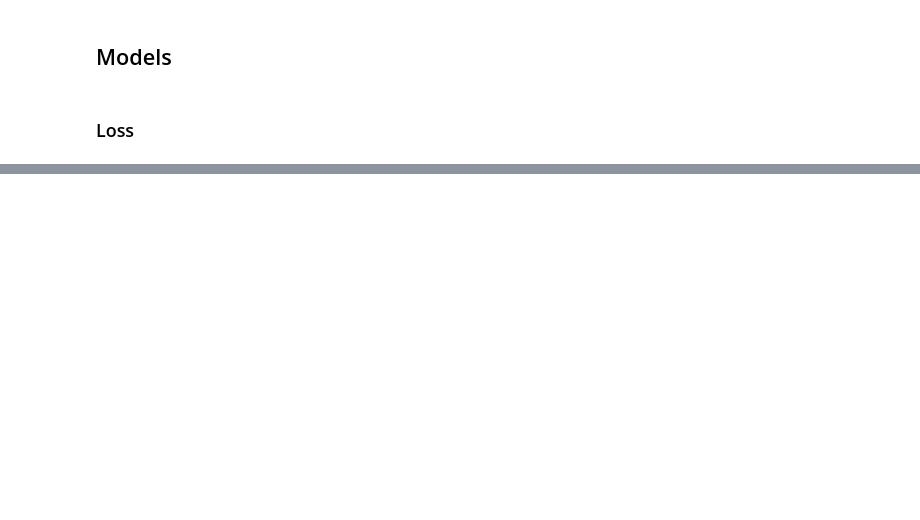
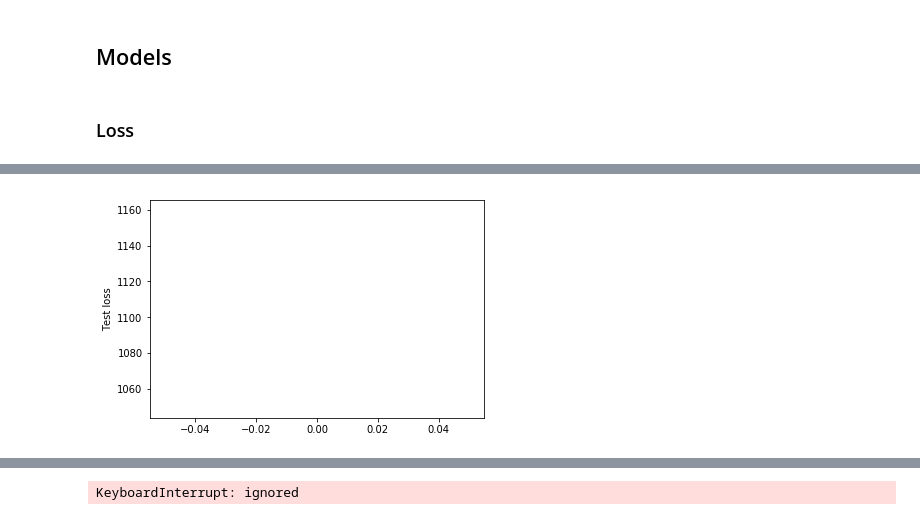
Before and after one commit to dremok/fake-everything, a Jupyter notebook: vae/VAE PyTorch with Faces.ipynb, the cells around one changed output, grey strips where cells are left out. Saved outputs shown, nothing was run; the diff lists cells and outputs as text; code cells hidden in the pictures; blank space fills up the shorter version.

```diff
--- a/vae/VAE PyTorch with Faces.ipynb
+++ b/vae/VAE PyTorch with Faces.ipynb
@@ -41,14 +37,14 @@ cuda
 # %% [markdown]
 ## Hyperparameters
 # %%
-batch_size = 128
+batch_size = 64
 epochs = 100
 log_interval = 10
-x_dim = 100
-y_dim = 100
+x_dim = 128
+y_dim = 128
 nb_channels = 3
 embedding_dim = 2048
-base_dir = 'Fruit-Images-Dataset'
+base_dir = 'thumbnails128x128'
 # %% [markdown]
 ## Load data
 # %%
@@ -65,8 +61,8 @@ def load_dataset(data_path):
     )
     return data_loader
 
-train_loader = load_dataset(f'{base_dir}/Training')
-test_loader = load_dataset(f'{base_dir}/Test')
+train_loader = load_dataset(f'{base_dir}')
+test_loader = load_dataset(f'{base_dir}/69000')
 # %% [markdown]
 ## Example image
 # %%
@@ -132,7 +128,7 @@ class VAE_CNN(nn.Module):
         self.bn4 = nn.BatchNorm2d(16)
 
         # Latent vectors mu and sigma
-        self.fc1 = nn.Linear(25 * 25 * 16, embedding_dim)
+        self.fc1 = nn.Linear(32 * 32 * 16, embedding_dim)
         self.fc_bn1 = nn.BatchNorm1d(embedding_dim)
         self.fc21 = nn.Linear(embedding_dim, embedding_dim)
         self.fc22 = nn.Linear(embedding_dim, embedding_dim)
@@ -140,8 +136,8 @@ class VAE_CNN(nn.Module):
         # Sampling vector
         self.fc3 = nn.Linear(embedding_dim, embedding_dim)
         self.fc_bn3 = nn.BatchNorm1d(embedding_dim)
-        self.fc4 = nn.Linear(embedding_dim, 25 * 25 * 16)
-        self.fc_bn4 = nn.BatchNorm1d(25 * 25 * 16)
+        self.fc4 = nn.Linear(embedding_dim, 32 * 32 * 16)
+        self.fc_bn4 = nn.BatchNorm1d(32 * 32 * 16)
 
         # Decoder
         self.conv5 = nn.ConvTranspose2d(16, 64, kernel_size=3, stride=2, padding=1, output_padding=1, bias=False)
@@ -160,7 +156,7 @@ class VAE_CNN(nn.Module):
         conv3 = self.relu(self.bn3(self.conv3(conv2)))
         conv31 = self.relu(self.bn31(self.conv31(conv3)))
         conv32 = self.relu(self.bn32(self.conv32(conv31)))
-        conv4 = self.relu(self.bn4(self.conv4(conv32))).view(-1, 25 * 25 * 16)
+        conv4 = self.relu(self.bn4(self.conv4(conv32))).view(-1, 32 * 32 * 16)
 
         fc1 = self.relu(self.fc_bn1(self.fc1(conv4)))
 
@@ -179,12 +175,12 @@ class VAE_CNN(nn.Module):
 
     def decode(self, z):
         fc3 = self.relu(self.fc_bn3(self.fc3(z)))
-        fc4 = self.relu(self.fc_bn4(self.fc4(fc3))).view(-1, 16, 25, 25)
+        fc4 = self.relu(self.fc_bn4(self.fc4(fc3))).view(-1, 16, 32, 32)
 
         conv5 = self.relu(self.bn5(self.conv5(fc4)))
         conv6 = self.relu(self.bn6(self.conv6(conv5)))
         conv7 = self.relu(self.bn7(self.conv7(conv6)))
-        return self.conv8(conv7).view(-1, 3, 100, 100)
+        return self.conv8(conv7).view(-1, 3, x_dim, y_dim)
 
     def forward(self, x):
         mu, logvar = self.encode(x)
@@ -261,14 +255,24 @@ def test(epoch):
                          'results/reconstruction_' + str(epoch) + '.png', nrow=n)
     test_loss /= len(test_loader.dataset)
     print('====> Test set loss: {:.4f}'.format(test_loss))
+    return test_loss
 # %%
 if __name__ == "__main__":
+    all_losses = []
     for epoch in range(1, epochs + 1):
         train(epoch)
-        test(epoch)
+        test_loss = test(epoch)
+        all_losses.append(test_loss)
+
+        plt.plot(all_losses)
+        plt.ylabel('Test loss')
+        plt.show()
+
         with torch.no_grad():
             sample = torch.randn(batch_size, embedding_dim).to(device)
             sample = model.decode(sample).cpu()
-            save_image(sample.view(batch_size, nb_channels, x_dim, y_dim),
-                       'results/sample_' + str(epoch) + '.png')
+            filename = 'results/sample_' + str(epoch) + '.png'
+            save_image(sample.view(batch_size, nb_channels, x_dim, y_dim), filename)
+            from IPython.display import Image
+            Image(f"results/{filename}")
 # %% [output]
@@ -291,0 +296 @@ Train Epoch: 1 [32000/56781 (56%)]      Loss: 505.847473
+[figure, added]
@@ -292,3 +301,4 @@ Train Epoch: 1 [32000/56781 (56%)]      Loss: 505.847473
+KeyboardInterrupt: ignored
 # %%
 !ls results/
 # %% [output]
```
Also changed, not shown: parts of 11 cells of this notebook.
